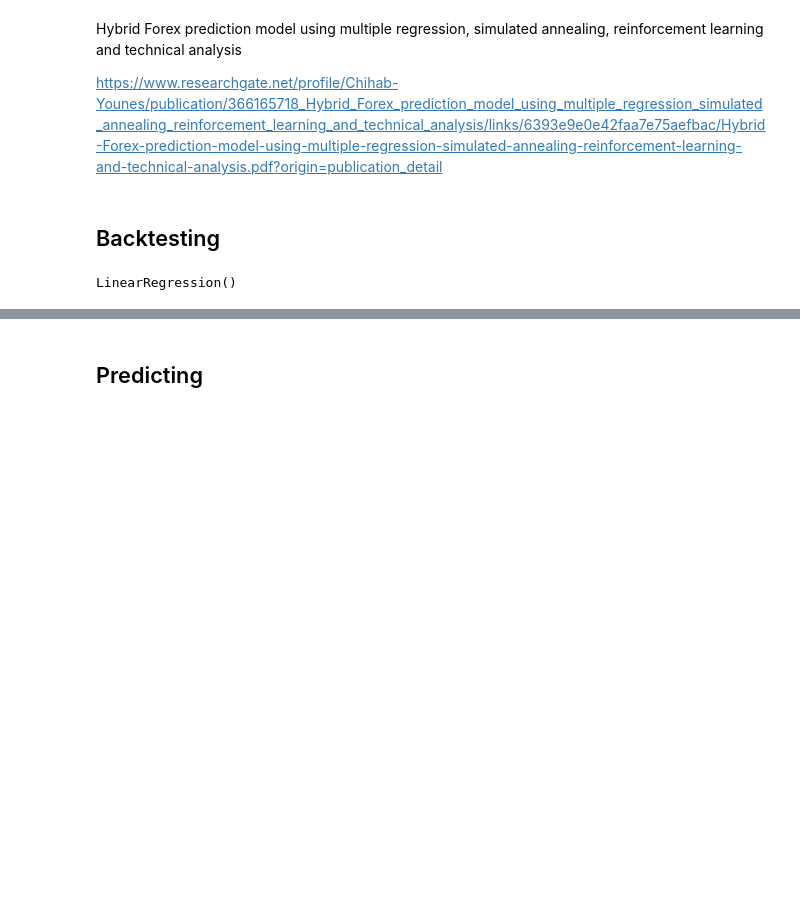
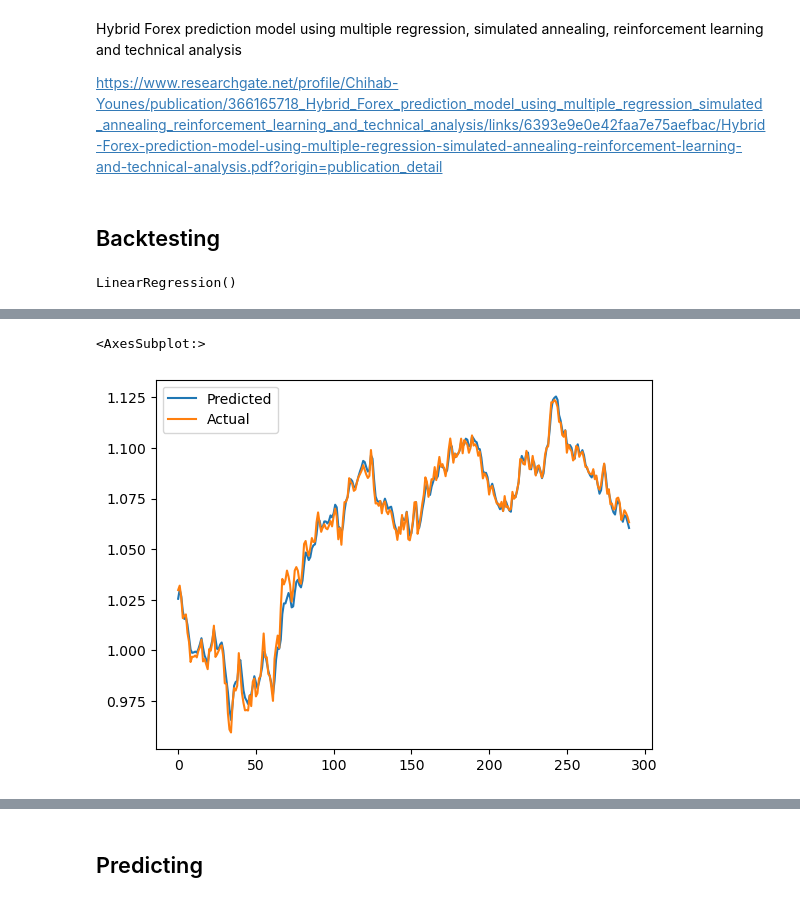
Before and after one commit to aliquid-novi/Strategies, a Jupyter notebook: Misc/Multiple Linear Regression.ipynb, the cells around one changed output, grey strips where cells are left out. Cells and saved outputs as stored; diff of their text form; code cells hidden in the pictures; blank space fills up the shorter version.

```diff
--- a/Misc/Multiple Linear Regression.ipynb
+++ b/Misc/Multiple Linear Regression.ipynb
@@ -74,0 +81,26 @@ vals.plot()
+# %%
+# Create an empty DataFrame to store the results.
+vals = pd.DataFrame()
+
+# Define the number of days in the testing data
+num_test_days = int(0.3 * len(X))
+
+for i in range(num_test_days, 0, -1):
+    # Train a new model using the first 70% of data up to day (-i)
+    cutoff = -i - int(0.7 * i)
+    X_train = X.iloc[:cutoff]
+    y_train = y.iloc[:cutoff]
+
+    model = LinearRegression()
+    model.fit(X_train, y_train)
+
+    # Predict the close price for day (-i)
+    today_features = X.iloc[-i]
+    today_price = model.predict([today_features])[0]
+
+    vals = vals.append({'Predicted': today_price, 'Actual': y.iloc[-i]}, ignore_index=True)
+
+vals.plot()
+# %% [output]
+<AxesSubplot:>
+[figure, added]
```
Also changed, not shown: parts of 12 cells of this notebook, 2 other files.
